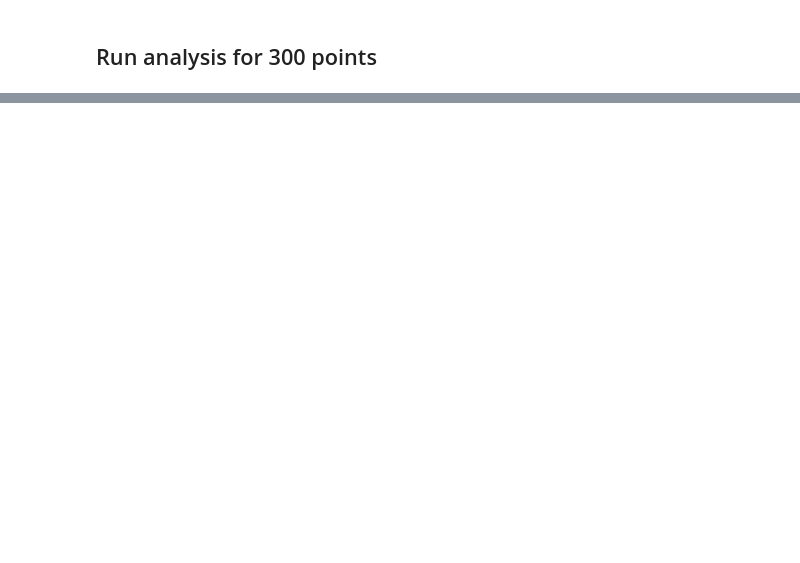
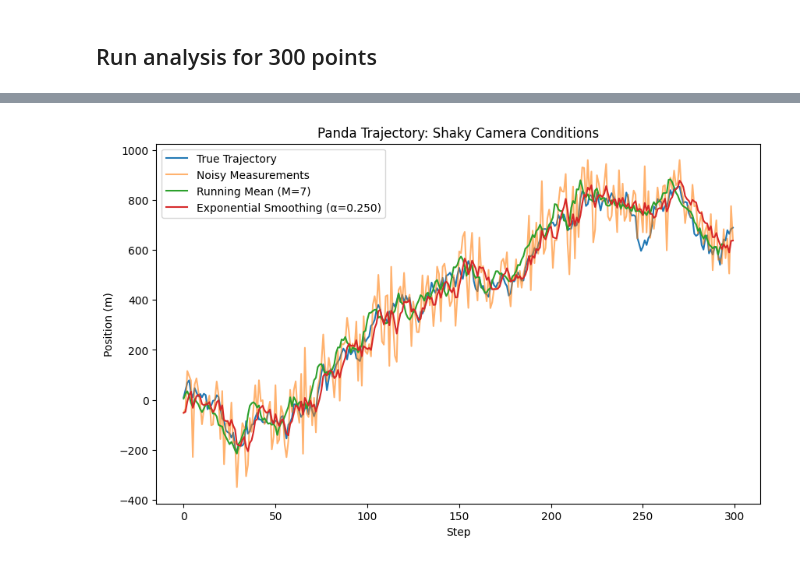
Before and after one commit to denisboborukhin/experimental_data_processing, a Jupyter notebook: tracking_panda/tracking_panda.ipynb, the cells around one changed output, grey strips where cells are left out. Saved outputs shown, nothing was run; the diff lists cells and outputs as text; code cells hidden in the pictures; blank space fills up the shorter version.

Commit message:
feat(tracking_panda): implement part2

```diff
--- a/tracking_panda/tracking_panda.ipynb
+++ b/tracking_panda/tracking_panda.ipynb
@@ -131,0 +138,11 @@ Optimal smoothing coefficient α: 0.783
+# %%
+def simulate_shaky_random_walk(n_points=300, sigma_w_sq=28**2, sigma_eta_sq=97**2, init_pos=10):
+    # np.random.seed(42)  # for reproducibility
+    wi = np.random.normal(0, np.sqrt(sigma_w_sq), n_points)
+    Xi = np.zeros(n_points)
+    Xi[0] = init_pos
+    for i in range(1, n_points):
+        Xi[i] = Xi[i-1] + wi[i]
+    eta = np.random.normal(0, np.sqrt(sigma_eta_sq), n_points)
+    z = Xi + eta
+    return Xi, z
@@ -131,0 +152,5 @@ Optimal smoothing coefficient α: 0.783
+# %%
+sigma_w2_shaky = 28**2
+sigma_eta2_shaky = 97**2
+alpha_shaky = calc_optimal_alpha(sigma_w2_shaky, sigma_eta2_shaky)
+print(f"Optimal smoothing coefficient alpha: {alpha_shaky:.4f}")
@@ -131,0 +166,3 @@ Optimal smoothing coefficient α: 0.783
+# %%
+M = round((2 - alpha_shaky) / alpha_shaky)
+print(f"Running mean window size M: {M}")
@@ -131,0 +174,33 @@ Optimal smoothing coefficient α: 0.783
+# %%
+def running_mean(data, window_size):
+    if len(data) < window_size:
+        return []
+    result = []
+    current_sum = sum(data[:window_size])
+    result.append(current_sum / window_size)
+    for i in range(window_size, len(data)):
+        current_sum += data[i] - data[i - window_size]
+        result.append(current_sum / window_size)
+    return result
+
+def part_ii_analysis():
+    Xi, z = simulate_shaky_random_walk()
+    es_smoothed = exponential_smoothing(z, alpha_shaky)
+    rm_smoothed = running_mean(z, M)
+
+    plt.figure(figsize=(10,6))
+    plt.plot(Xi, label='True Trajectory')
+    plt.plot(z, label='Noisy Measurements', alpha=0.6)
+    plt.plot(rm_smoothed, label=f'Running Mean (M={M})')
+    plt.plot(es_smoothed, label=f'Exponential Smoothing (α={alpha_shaky:.3f})')
+    plt.xlabel('Step')
+    plt.ylabel('Position (m)')
+    plt.title('Panda Trajectory: Shaky Camera Conditions')
+    plt.legend()
+    plt.show()
+
+    return Xi, z, rm_smoothed, es_smoothed
+
+results_part2 = part_ii_analysis()
+# %% [output]
+[figure, added]
```
Also changed, not shown: parts of 10 cells of this notebook.
